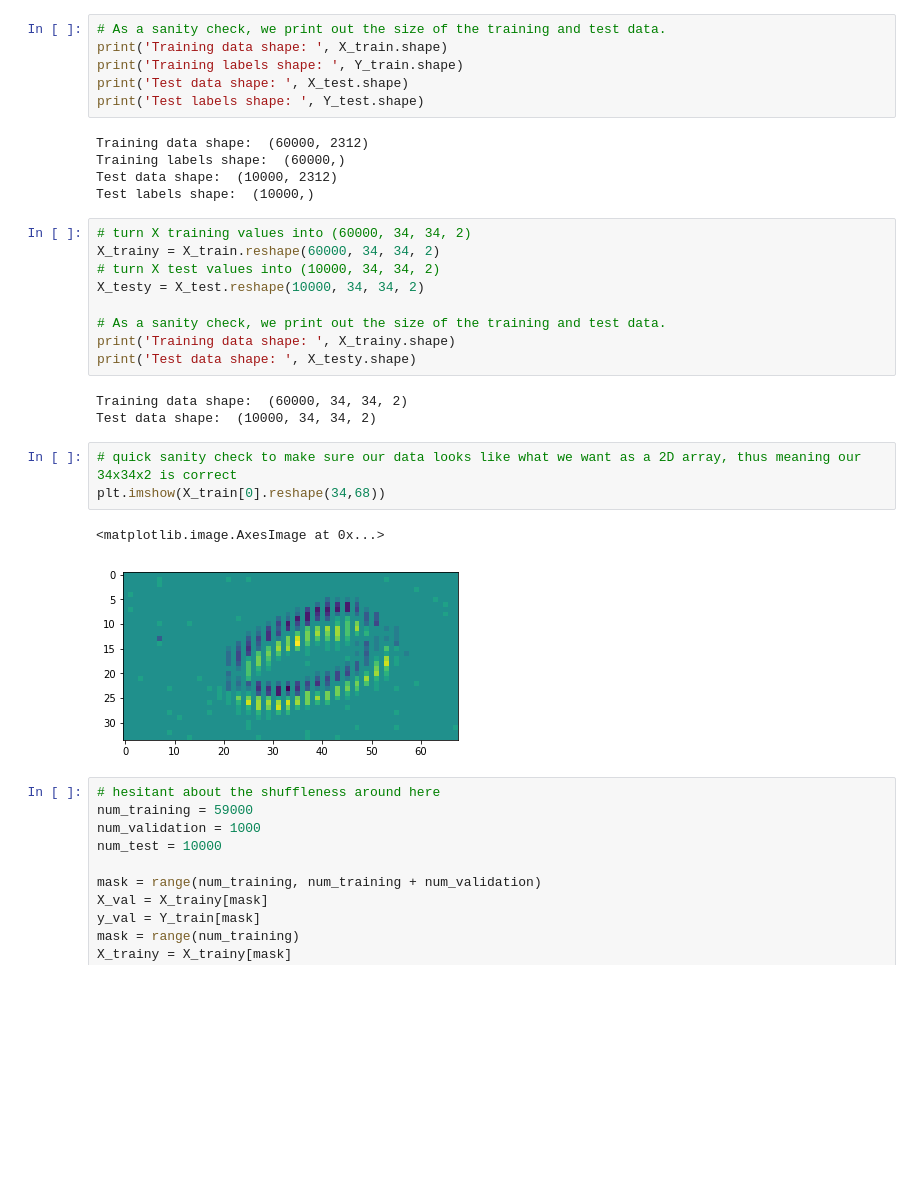
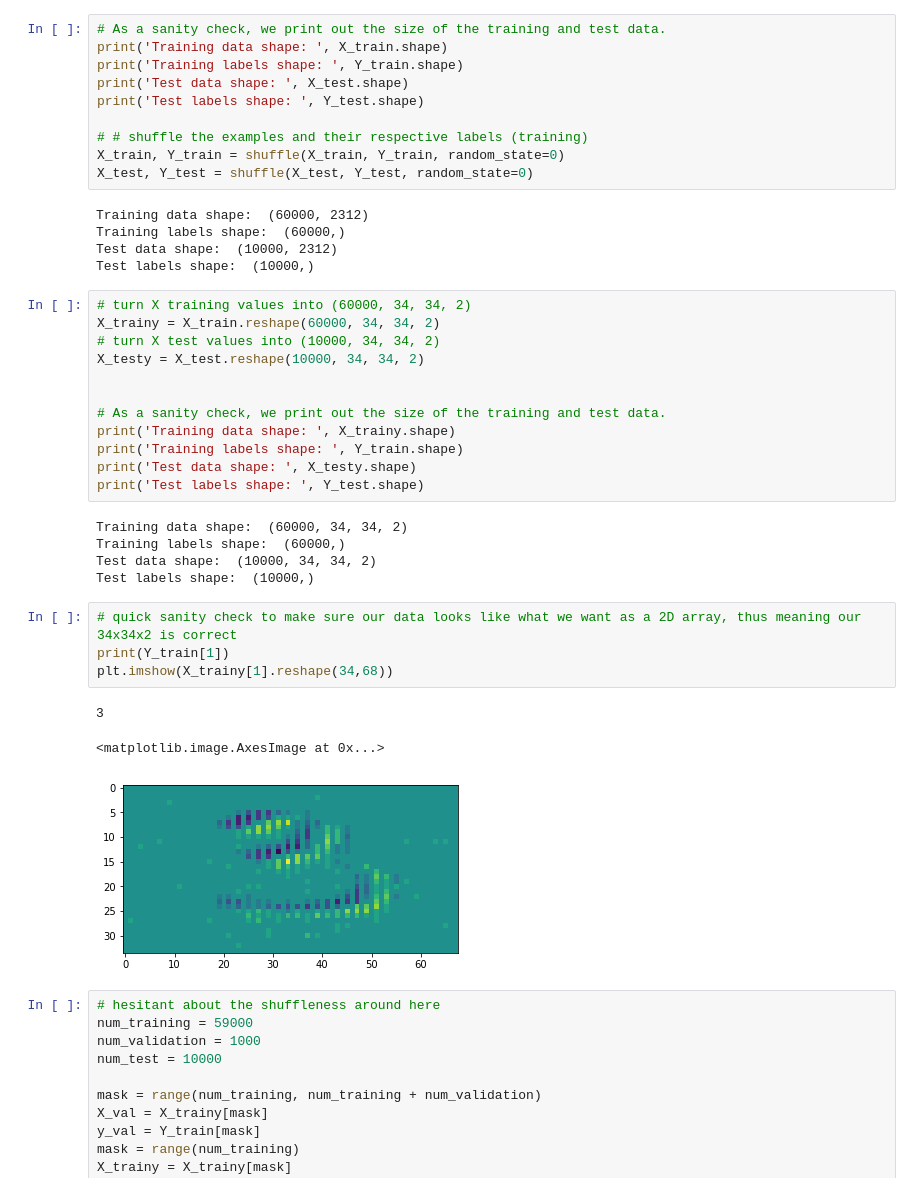
Before and after one commit to brunocalogero/LowPowerActionRecognition, a Jupyter notebook: CNN/NMNIST/scripts/CNN_testing_34_34_2_interleaved.ipynb, the cells around one changed output. Cells and saved outputs as stored; diff of their text form; blank space fills up the shorter version.

```diff
--- a/CNN/NMNIST/scripts/CNN_testing_34_34_2_interleaved.ipynb
+++ b/CNN/NMNIST/scripts/CNN_testing_34_34_2_interleaved.ipynb
@@ -45,6 +46,10 @@ print('Training data shape: ', X_train.shape)
 print('Training labels shape: ', Y_train.shape)
 print('Test data shape: ', X_test.shape)
 print('Test labels shape: ', Y_test.shape)
+
+# # shuffle the examples and their respective labels (training)
+X_train, Y_train = shuffle(X_train, Y_train, random_state=0)
+X_test, Y_test = shuffle(X_test, Y_test, random_state=0)
 # %% [output]
 Training data shape:  (60000, 2312)
 Training labels shape:  (60000,)
@@ -56,18 +61,25 @@ X_trainy = X_train.reshape(60000, 34, 34, 2)
 # turn X test values into (10000, 34, 34, 2)
 X_testy = X_test.reshape(10000, 34, 34, 2)
 
+
 # As a sanity check, we print out the size of the training and test data.
 print('Training data shape: ', X_trainy.shape)
+print('Training labels shape: ', Y_train.shape)
 print('Test data shape: ', X_testy.shape)
+print('Test labels shape: ', Y_test.shape)
 # %% [output]
 Training data shape:  (60000, 34, 34, 2)
+Training labels shape:  (60000,)
 Test data shape:  (10000, 34, 34, 2)
+Test labels shape:  (10000,)
 # %%
 # quick sanity check to make sure our data looks like what we want as a 2D array, thus meaning our 34x34x2 is correct
-plt.imshow(X_train[0].reshape(34,68))
+print(Y_train[1])
+plt.imshow(X_trainy[1].reshape(34,68))
 # %% [output]
-<matplotlib.image.AxesImage at 0x...>
+3
+<matplotlib.image.AxesImage at 0x...>
-[figure, old version]
+[figure, new version]
 # %%
 # hesitant about the shuffleness around here
 num_training = 59000
```
Also changed, not shown: parts of 2 cells of this notebook, 2 other files.
